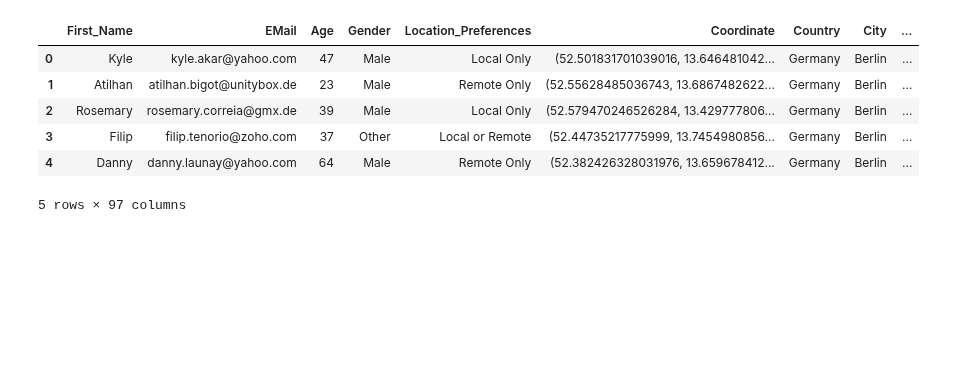
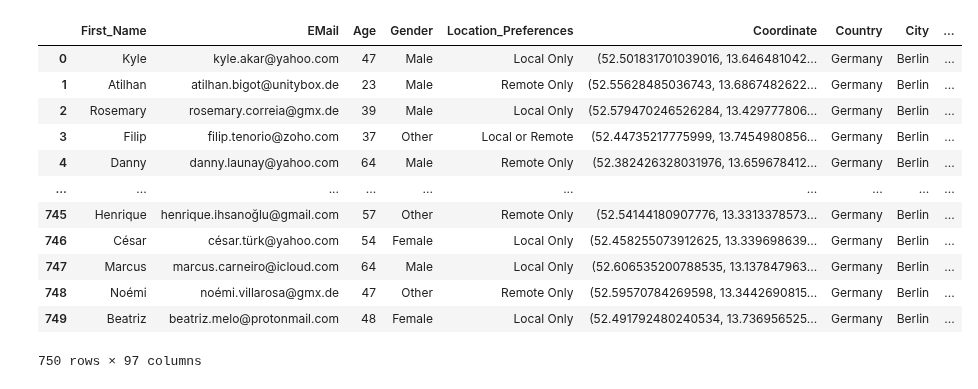
Before and after one commit to TechLabs-Berlin/ws24-skillswap, a Jupyter notebook: DS/data/01_raw/00_Aggregate_Data.ipynb, the cells around one changed output. Cells and saved outputs as stored; diff of their text form; code cells hidden in the pictures; blank space fills up the shorter version.

```diff
--- a/DS/data/01_raw/00_Aggregate_Data.ipynb
+++ b/DS/data/01_raw/00_Aggregate_Data.ipynb
@@ -3,22 +3,28 @@ import pandas as pd
 # %%
 # Import DataFrames from CSV files
 Personal_Info = pd.read_csv('Personal_Info.csv')
 Skill_Exchange = pd.read_csv('Skill_Exchange.csv')
 Track_Record = pd.read_csv('Track_Record.csv')
 Feedback = pd.read_csv('Feedback.csv')
 
 
 # Concatenate DataFrames horizontally
 combined_df = pd.concat([Personal_Info, Skill_Exchange, Track_Record, Feedback], axis=1)
 
-combined_df.head()
+combined_df.head(750)
 # %% [output]
 |  | First_Name | EMail | Age | Gender | Location_Preferences | Coordinate | Country | City | ... |
 | 0 | Kyle | kyle.akar@yahoo.com | 47 | Male | Local Only | (52.501831701039016, 13.646481042... | Germany | Berlin | ... |
 | 1 | Atilhan | atilhan.bigot@unitybox.de | 23 | Male | Remote Only | (52.55628485036743, 13.6867482622... | Germany | Berlin | ... |
 | 2 | Rosemary | rosemary.correia@gmx.de | 39 | Male | Local Only | (52.579470246526284, 13.429777806... | Germany | Berlin | ... |
 | 3 | Filip | filip.tenorio@zoho.com | 37 | Other | Local or Remote | (52.44735217775999, 13.7454980856... | Germany | Berlin | ... |
 | 4 | Danny | danny.launay@yahoo.com | 64 | Male | Remote Only | (52.382426328031976, 13.659678412... | Germany | Berlin | ... |
+| ... | ... | ... | ... | ... | ... | ... | ... | ... | ... |
+| 745 | Henrique | henrique.i̇hsanoğlu@gmail.com | 57 | Other | Remote Only | (52.54144180907776, 13.3313378573... | Germany | Berlin | ... |
+| 746 | César | césar.türk@yahoo.com | 54 | Female | Local Only | (52.458255073912625, 13.339698639... | Germany | Berlin | ... |
+| 747 | Marcus | marcus.carneiro@icloud.com | 64 | Male | Local Only | (52.606535200788535, 13.137847963... | Germany | Berlin | ... |
+| 748 | Noémi | noémi.villarosa@gmx.de | 47 | Other | Remote Only | (52.59570784269598, 13.3442690815... | Germany | Berlin | ... |
+| 749 | Beatriz | beatriz.melo@protonmail.com | 48 | Female | Local Only | (52.491792480240534, 13.736956525... | Germany | Berlin | ... |
-5 rows × 97 columns
+750 rows × 97 columns
 # %%
 combined_df.to_csv('Skillswap_Data_Raw.csv', index=False)
```
Also changed, not shown: 10 other files.
